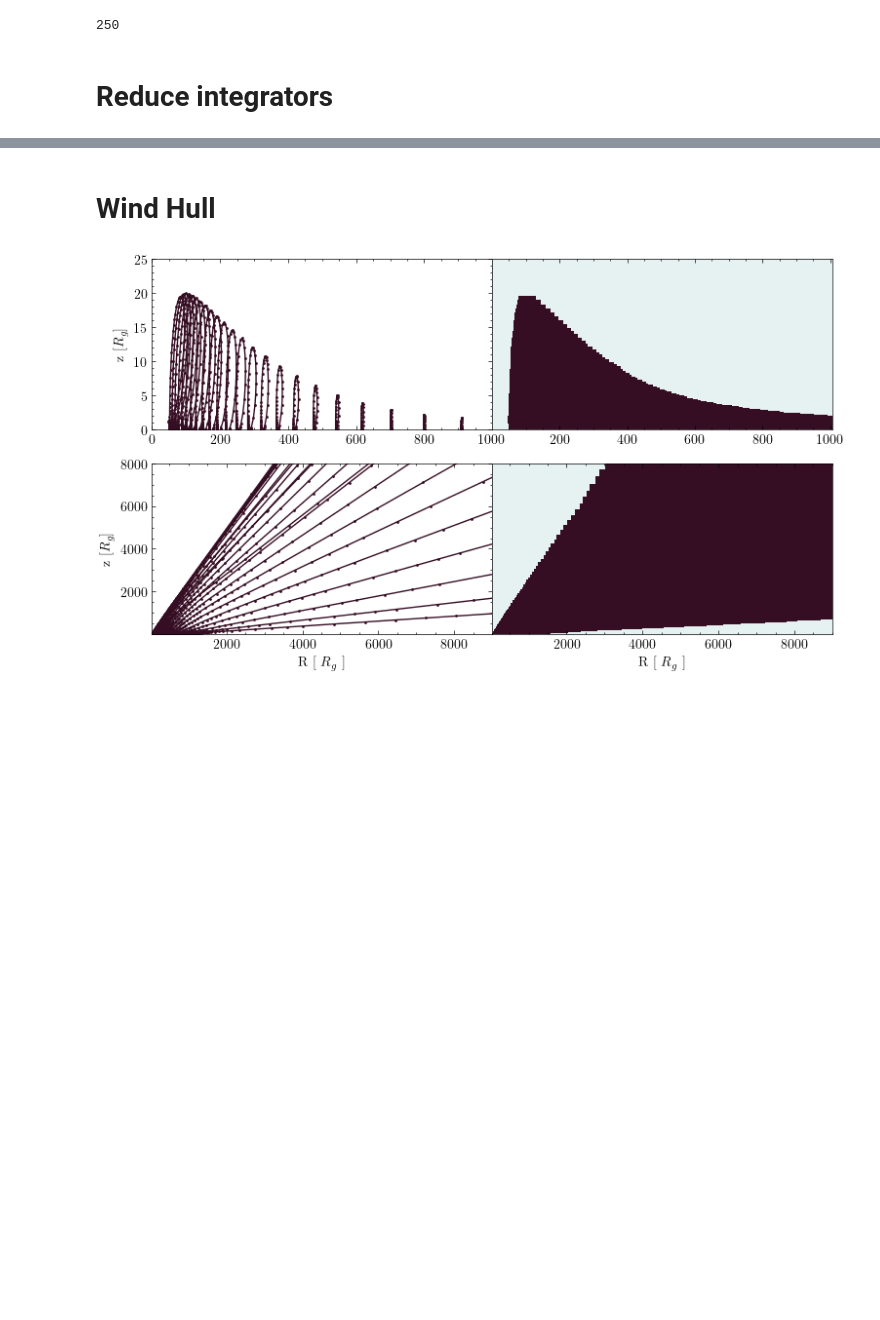
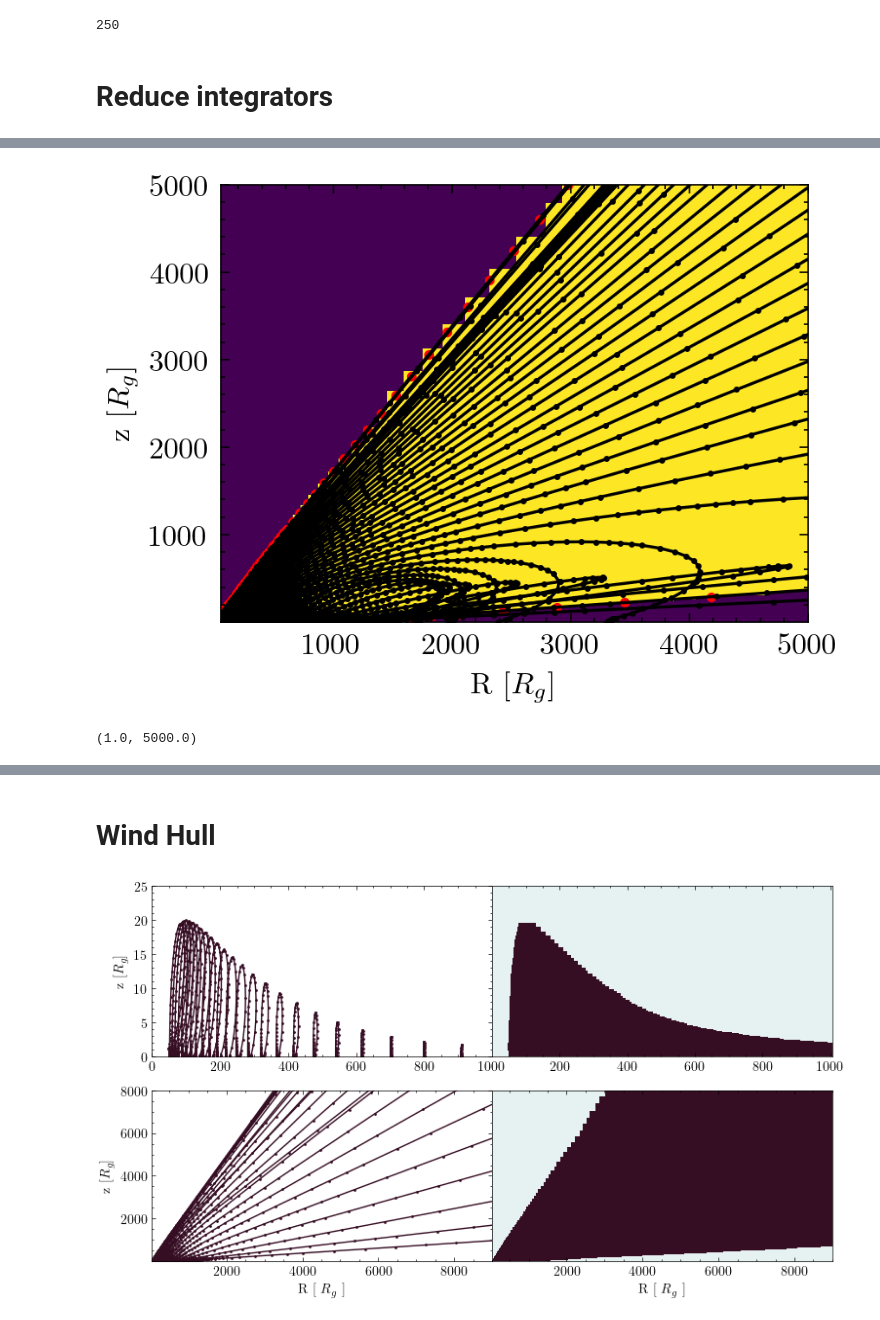
Before and after one commit to arnauqb/Qwind.jl, a Jupyter notebook: papers/paper2/rt_plots.ipynb, the cells around one changed output, grey strips where cells are left out. Drawn from its saved outputs; the diff is of its cells as text; code cells hidden in the pictures; blank space fills up the shorter version.

```diff
--- a/papers/paper2/rt_plots.ipynb
+++ b/papers/paper2/rt_plots.ipynb
@@ -104,3 +170,14 @@ r0 = [integ.p.r0 for integ in integrators];
+# %%
+fig, ax = QwindPlotting.plot_wind_hull(hull, rmin=50, rmax=5000, zmin=1, zmax=5000)
+QwindPlotting.plot_streamlines(integrators, fig=fig, ax=ax, color="black")
+vs = hull.vertices
+vs = reduce(hcat, vs)
+ax.scatter(10 .^ vs[1,:], 10 .^ vs[2,:], color="red", s=5)
+ax.set_xlim(50, 5000)
+ax.set_ylim(1, 5000)
+# %% [output]
+[figure, added]
+(1.0, 5000.0)
 # %%
 function get_density_grid(r, z, n, r0, hull; rmin=1, rmax=1000, zmin=1e-6, zmax=1000, interpolation_type="nn", nr=250, nz=250)
     interpolator = Qwind.get_density_interpolator(r, z, n, type=interpolation_type)
```
Also changed, not shown: parts of 15 cells of this notebook, 7 other files.
